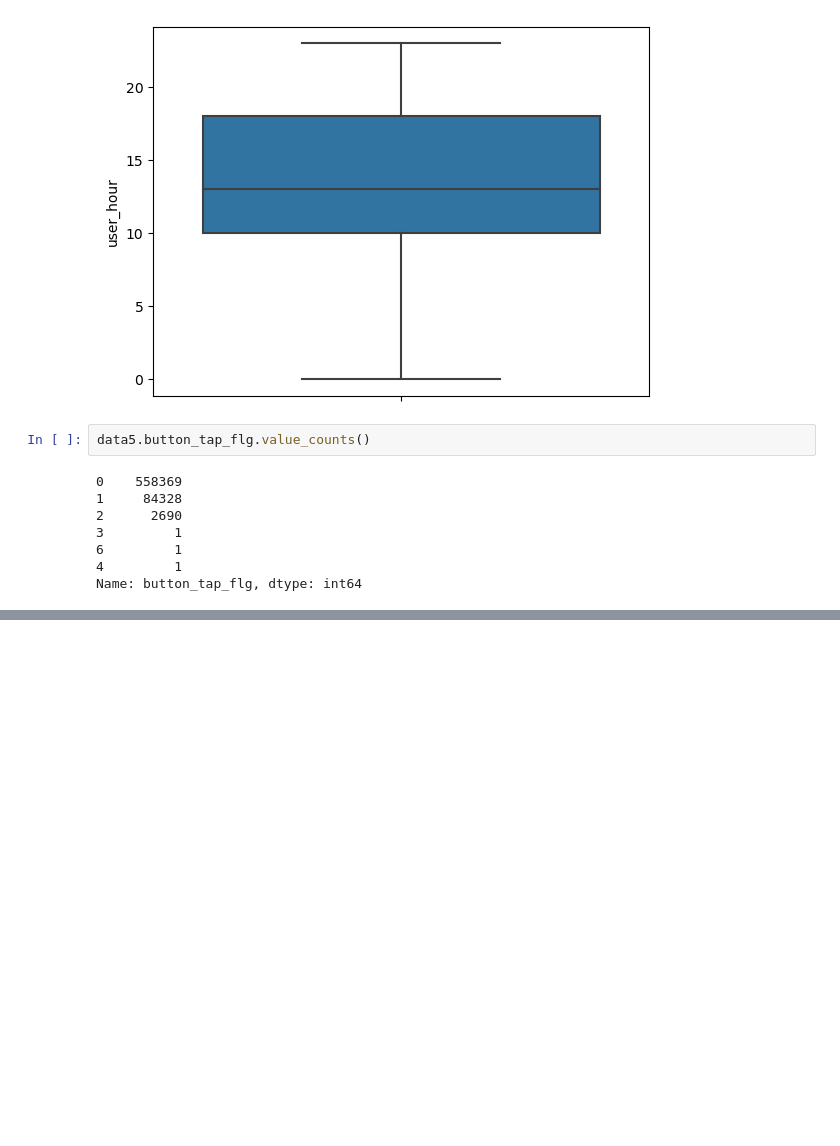
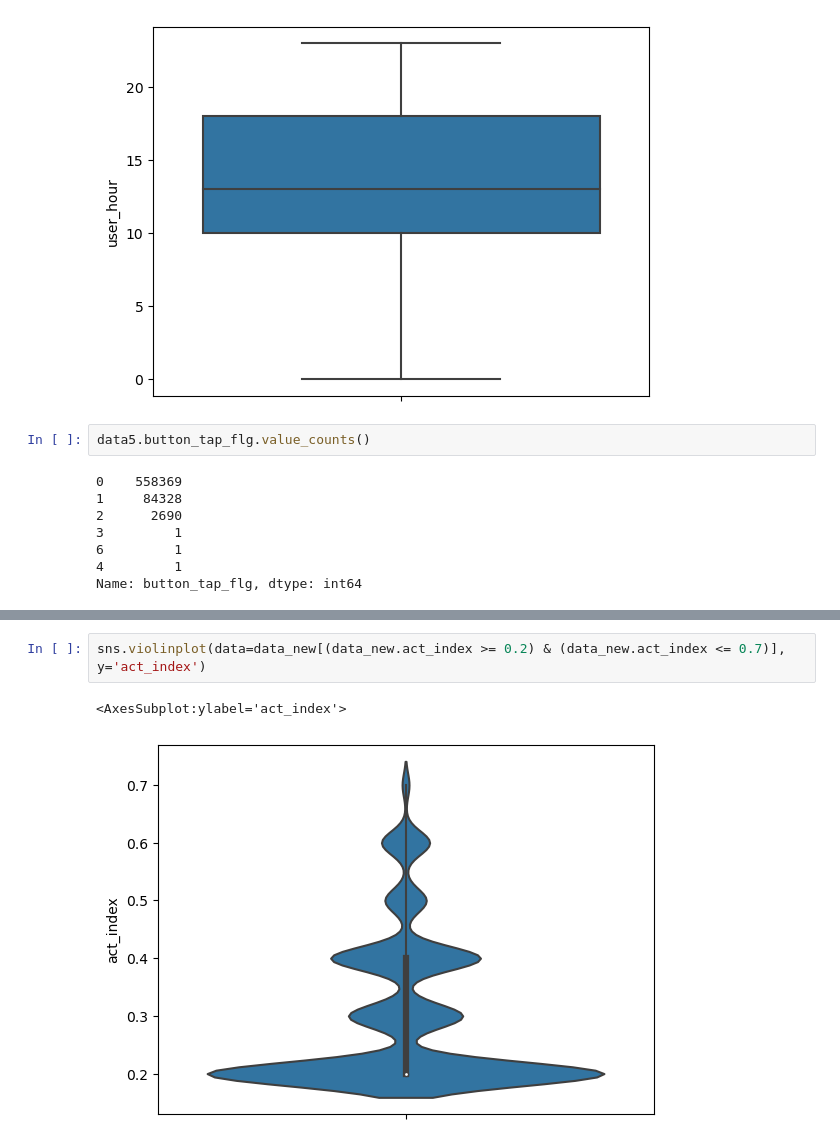
Before and after one commit to VlanAni/DANO-project, a Jupyter notebook: Untitled.ipynb, the cells around one changed output, grey strips where cells are left out. Cells and saved outputs as stored; diff of their text form; blank space fills up the shorter version.

```diff
--- a/Untitled.ipynb
+++ b/Untitled.ipynb
@@ -336,0 +213,5 @@ plt.grid()
+# %%
+sns.violinplot(data=data_new[(data_new.act_index >= 0.2) & (data_new.act_index <= 0.7)], y='act_index')
+# %% [output]
+<AxesSubplot:ylabel='act_index'>
+[figure, added]
```
Also changed, not shown: parts of 20 cells of this notebook.
